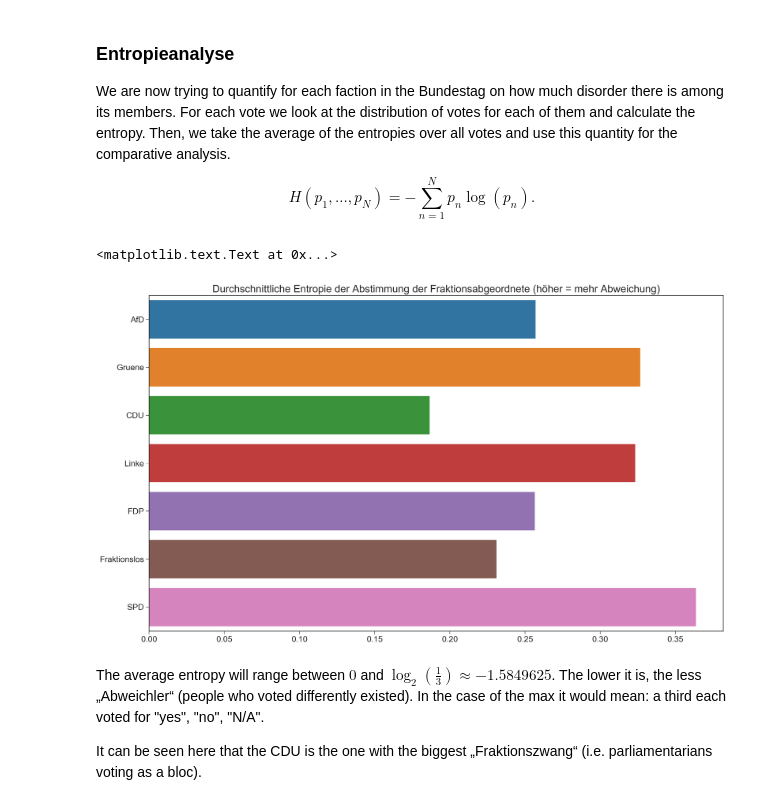
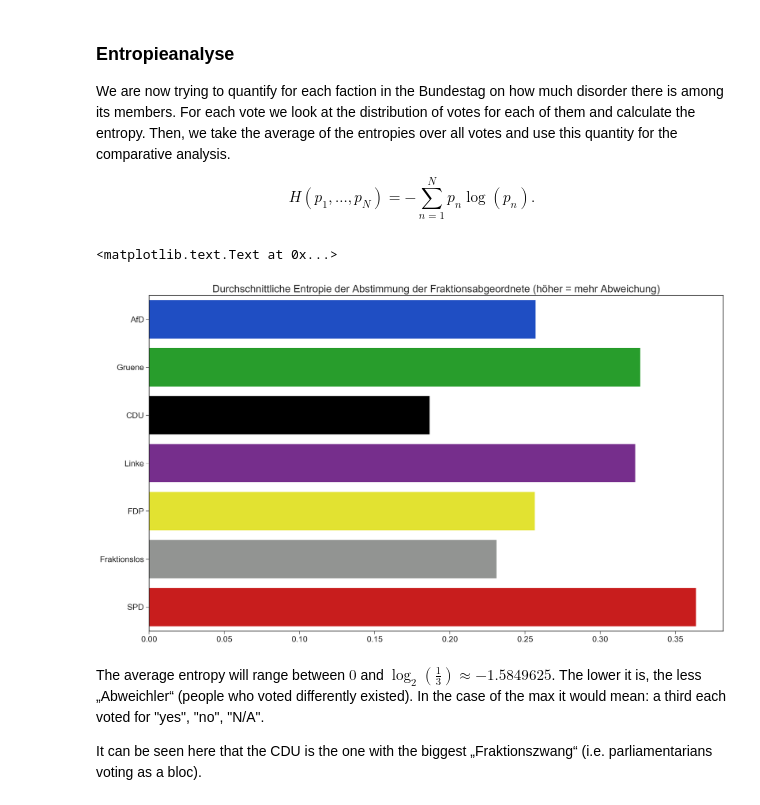
Before and after one commit to uberwach/bundestag-votes, a Jupyter notebook: notebooks/Analysis.ipynb, the cells around one changed output. Drawn from its saved outputs; the diff is of its cells as text; code cells hidden in the pictures.

Commit message:
Colors for entropy analysis improved #Autism

```diff
--- a/notebooks/Analysis.ipynb
+++ b/notebooks/Analysis.ipynb
@@ -196,11 +196,11 @@ for i, _ in enumerate(legends):
 # %%
 import seaborn as sns
 
-sns.barplot(x=entropies_mean, y=legends)
+sns.barplot(x=entropies_mean, y=legends, palette=sns.xkcd_palette(colors))
 plt.title(u"Durchschnittliche Entropie der Abstimmung der Fraktionsabgeordnete (höher = mehr Abweichung)")
 # %% [output]
 <matplotlib.text.Text at 0x...>
-[figure, old version]
+[figure, new version]
 # %% [markdown]
 The average entropy will range between $0$ and $\log_2(\frac{1}{3}) \approx -1.5849625$. The lower it is, the less „Abweichler“ (people who voted differently existed). In the case of the max it would mean: a third each voted for "yes", "no", "N/A".
 
```
